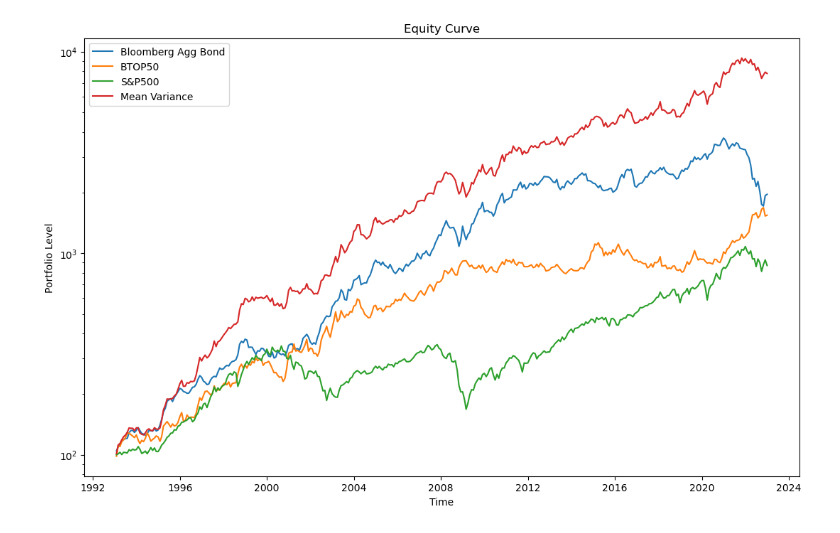
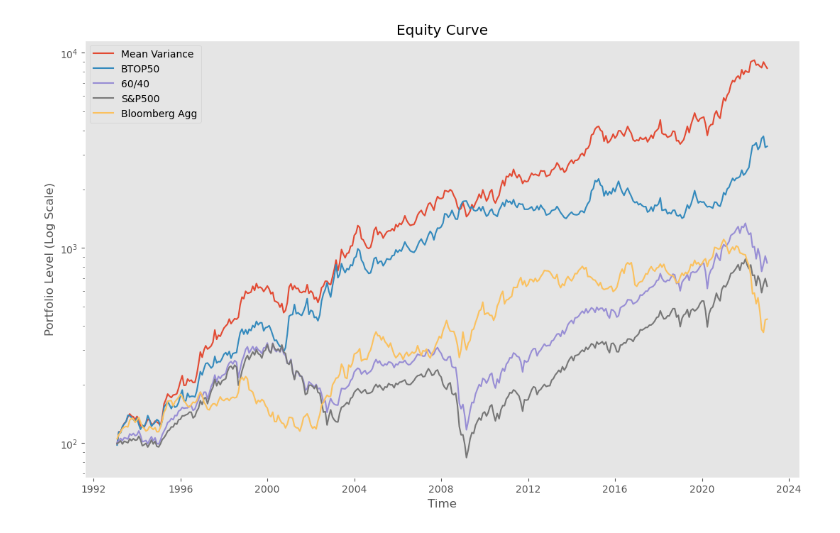
Before and after one commit to MalekAlkshaik/Basic-Mean-Variance-Opt, a Jupyter notebook: Basic Mean Variance GitHub.ipynb, the cells around one changed output. Saved outputs shown, nothing was run; the diff lists cells and outputs as text; code cells hidden in the pictures.

```diff
--- a/Basic Mean Variance GitHub.ipynb
+++ b/Basic Mean Variance GitHub.ipynb
@@ -8,10 +29,10 @@ warnings.filterwarnings("ignore")
 # %%
 SP500 = pd.read_csv('/Users/malek/Documents/WRDS Data/S&P 500 Monthly Returns.csv',index_col=0,parse_dates=True)
-data = pd.read_csv('/Users/malek/Documents/WRDS Data/Diversifiers.csv',index_col=0)[['Barclays Aggregate Bond','BTOP50']]
+data = pd.read_csv('/Users/malek/Documents/WRDS Data/Diversifiers.csv',index_col=0)[['BTOP50','Barclays Aggregate Bond']]
 data.index = pd.to_datetime(data.index,dayfirst=True)
 data = data.pct_change()
 data = data[35:-6].resample('M').last()
 data = data.merge(SP500,left_index=True,right_index=True,how='inner')
-data.columns = ['Bloomberg Agg Bond','BTOP50','S&P500']
+data.columns = ['BTOP50','Bloomberg Agg','S&P500']
 data
 # %% [output]
@@ -30,4 +51,9 @@ data
 360 rows × 3 columns
+# %%
+# Calculating excess return
+# The BTOP50 CTA strategies are self financing, therefore their gross return is their excess return
+for i in data.columns[1:]:
+    data[i] = data[i] - RiskFree.iloc[:,0]
 # %%
 data.corr()
 # %% [output]
@@ -57,9 +83,12 @@ for i in data.columns:
 
 MVO = ((data*MVOweights).sum(axis=1))
 data['Mean Variance'] = MVO
+data['60/40'] = (data['S&P500']*0.6) + (data['Bloomberg Agg']*0.4)
 # %%
-# Normalised to 15% Volatility
+# Normalised to 20% Volatility
 for i in data.columns:
     std = data[i].std()*(12**0.5)
-    scailer = 0.15/std
+    scailer = 0.20/std
     data[i] = data[i]*scailer
+
+data = data[['Mean Variance','BTOP50','60/40','S&P500','Bloomberg Agg']]
@@ -80,11 +105,13 @@ Name: 2022-12-31 00:00:00, dtype: float64
 # %%
 fig = plt.figure(figsize=(13,8))
+plt.style.use('ggplot')
 plt.plot(data.index,100*(data+1).cumprod(),label=data.columns)
 plt.legend()
 plt.xlabel('Time')
-plt.ylabel('Portfolio Level')
+plt.ylabel('Portfolio Level (Log Scale)')
 plt.title('Equity Curve')
 plt.yscale('log')
+plt.grid(False)
 plt.show()
 # %% [output]
-[figure, old version]
+[figure, new version]
```
Also changed, not shown: parts of 8 cells of this notebook.
